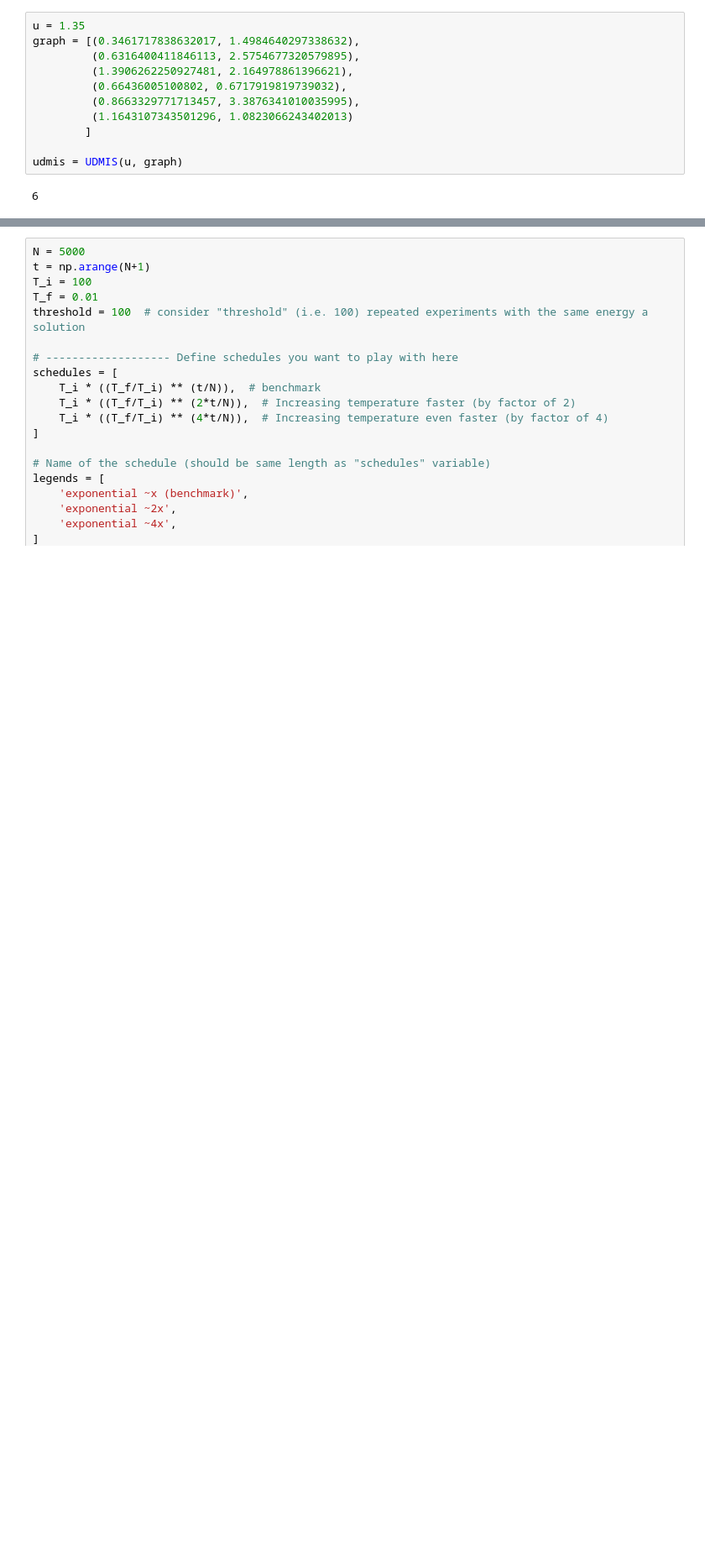
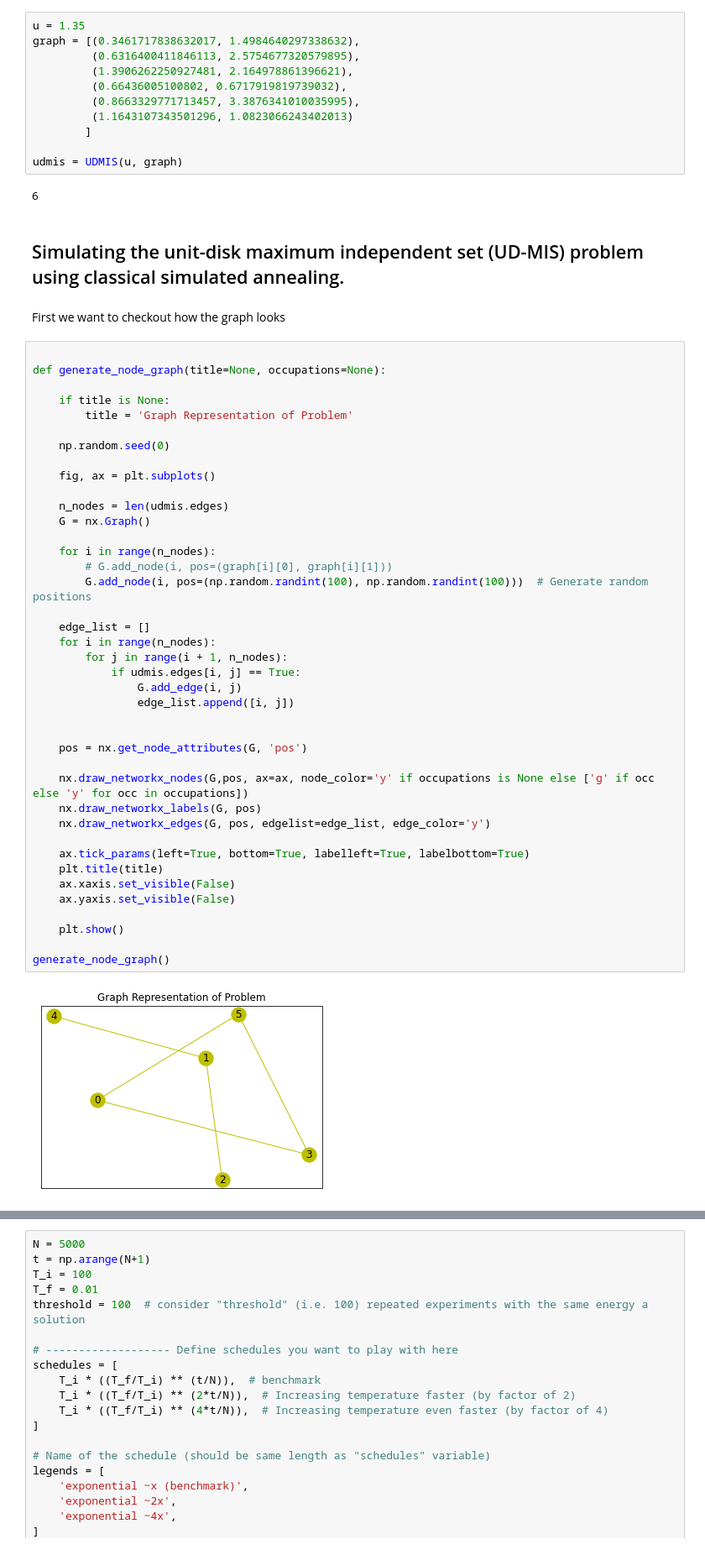
Before and after one commit to CDL-Quantum/CohortProject_2021, a Jupyter notebook: Week2_Rydberg_Atoms/Task1.ipynb, the cells around one changed output, grey strips where cells are left out. Shown: that part at 84% size. Drawn from its saved outputs; the diff is of its cells as text; blank space fills up the shorter version.

Commit message:
added task 1 preliminary info (simulating the annealing) - for readme

```diff
--- a/Week2_Rydberg_Atoms/Task1.ipynb
+++ b/Week2_Rydberg_Atoms/Task1.ipynb
@@ -132,3 +133,49 @@ graph = [(0.3461717838632017, 1.4984640297338632),
 udmis = UDMIS(u, graph)
 # %% [output]
 6
+# %% [markdown]
+## Simulating the unit-disk maximum independent set (UD-MIS) problem using classical simulated annealing.
+# %% [markdown]
+First we want to checkout how the graph looks
+# %%
+
+def generate_node_graph(title=None, occupations=None):
+
+    if title is None:
+        title = 'Graph Representation of Problem'
+
+    np.random.seed(0)
+
+    fig, ax = plt.subplots()
+
+    n_nodes = len(udmis.edges)
+    G = nx.Graph()
+
+    for i in range(n_nodes):
+        # G.add_node(i, pos=(graph[i][0], graph[i][1]))
+        G.add_node(i, pos=(np.random.randint(100), np.random.randint(100)))  # Generate random positions
+
+    edge_list = []
+    for i in range(n_nodes):
+        for j in range(i + 1, n_nodes):
+            if udmis.edges[i, j] == True:
+                G.add_edge(i, j)
+                edge_list.append([i, j])
+
+
+    pos = nx.get_node_attributes(G, 'pos')
+
+    nx.draw_networkx_nodes(G,pos, ax=ax, node_color='y' if occupations is None else ['g' if occ else 'y' for occ in occupations])
+    nx.draw_networkx_labels(G, pos)
+    nx.draw_networkx_edges(G, pos, edgelist=edge_list, edge_color='y')
+
+    ax.tick_params(left=True, bottom=True, labelleft=True, labelbottom=True)
+    plt.title(title)
+    ax.xaxis.set_visible(False)
+    ax.yaxis.set_visible(False)
+
+    plt.show()
+
+generate_node_graph()
+# %% [output]
+[figure, added]
```
Also changed, not shown: parts of 7 cells of this notebook.
